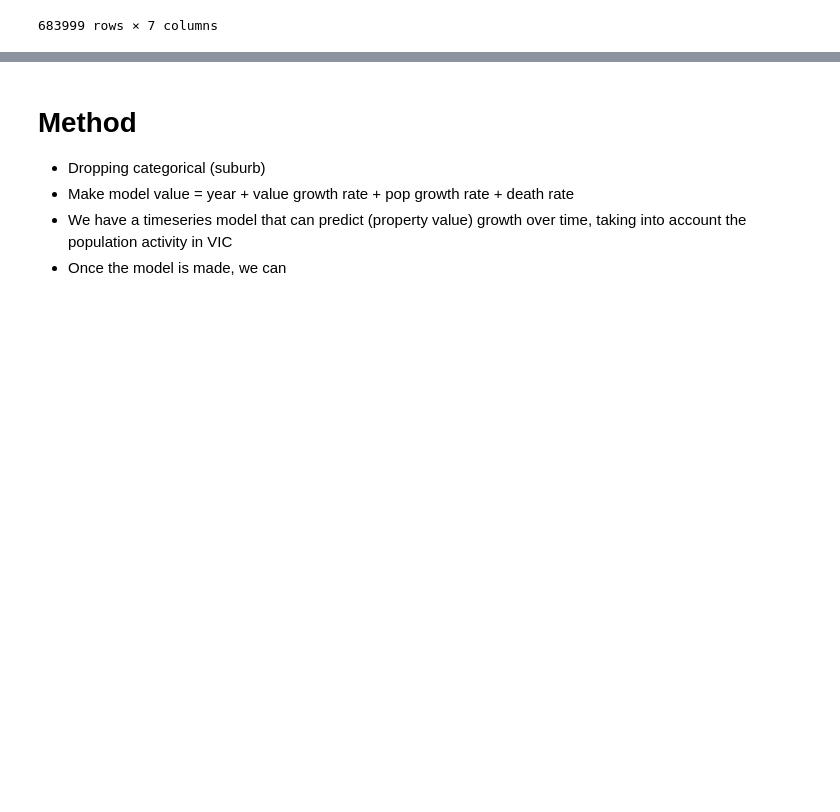
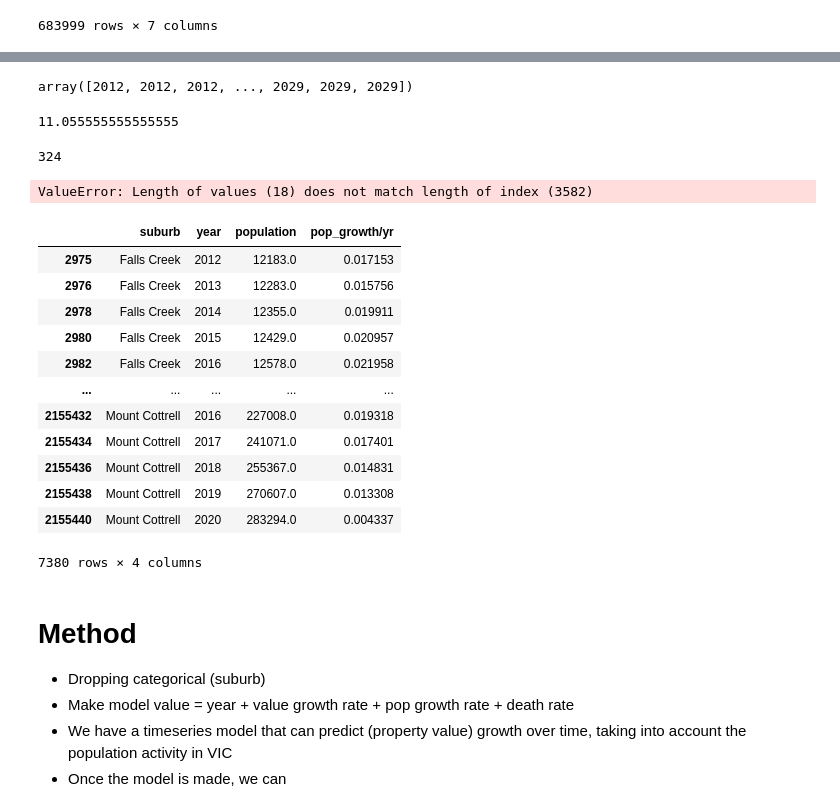
Before and after one commit to MAST30034-Applied-Data-Science/generic-real-estate-consulting-project-group-59, a Jupyter notebook: notebooks/EDA.ipynb, the cells around one changed output, grey strips where cells are left out. Drawn from its saved outputs; the diff is of its cells as text; code cells hidden in the pictures; blank space fills up the shorter version.

```diff
--- a/notebooks/EDA.ipynb
+++ b/notebooks/EDA.ipynb
@@ -453,3 +498,37 @@ KeyError: "['rent_date', 'rent_price'] not in index"
+# %%
+np.repeat(years, 200)
+# %% [output]
+array([2012, 2012, 2012, ..., 2029, 2029, 2029])
+# %%
+3582/324
+# %% [output]
+11.055555555555555
+# %%
+len(year_list)
+# %% [output]
+324
+# %%
+pop_forecast_df = pd.DataFrame()
+pop_forecast_df['suburb'] = suburbs
+pop_forecast_df['year'] = years
+# %% [output]
+ValueError: Length of values (18) does not match length of index (3582)
+# %%
+sub_pop
+# %% [output]
+|  | suburb | year | population | pop_growth/yr |
+| 2975 | Falls Creek | 2012 | 12183.0 | 0.017153 |
+| 2976 | Falls Creek | 2013 | 12283.0 | 0.015756 |
+| 2978 | Falls Creek | 2014 | 12355.0 | 0.019911 |
+| 2980 | Falls Creek | 2015 | 12429.0 | 0.020957 |
+| 2982 | Falls Creek | 2016 | 12578.0 | 0.021958 |
+| ... | ... | ... | ... | ... |
+| 2155432 | Mount Cottrell | 2016 | 227008.0 | 0.019318 |
+| 2155434 | Mount Cottrell | 2017 | 241071.0 | 0.017401 |
+| 2155436 | Mount Cottrell | 2018 | 255367.0 | 0.014831 |
+| 2155438 | Mount Cottrell | 2019 | 270607.0 | 0.013308 |
+| 2155440 | Mount Cottrell | 2020 | 283294.0 | 0.004337 |
+7380 rows × 4 columns
 # %% [markdown]
 # Method
 
```
Also changed, not shown: parts of 10 cells of this notebook, 5 other files.
